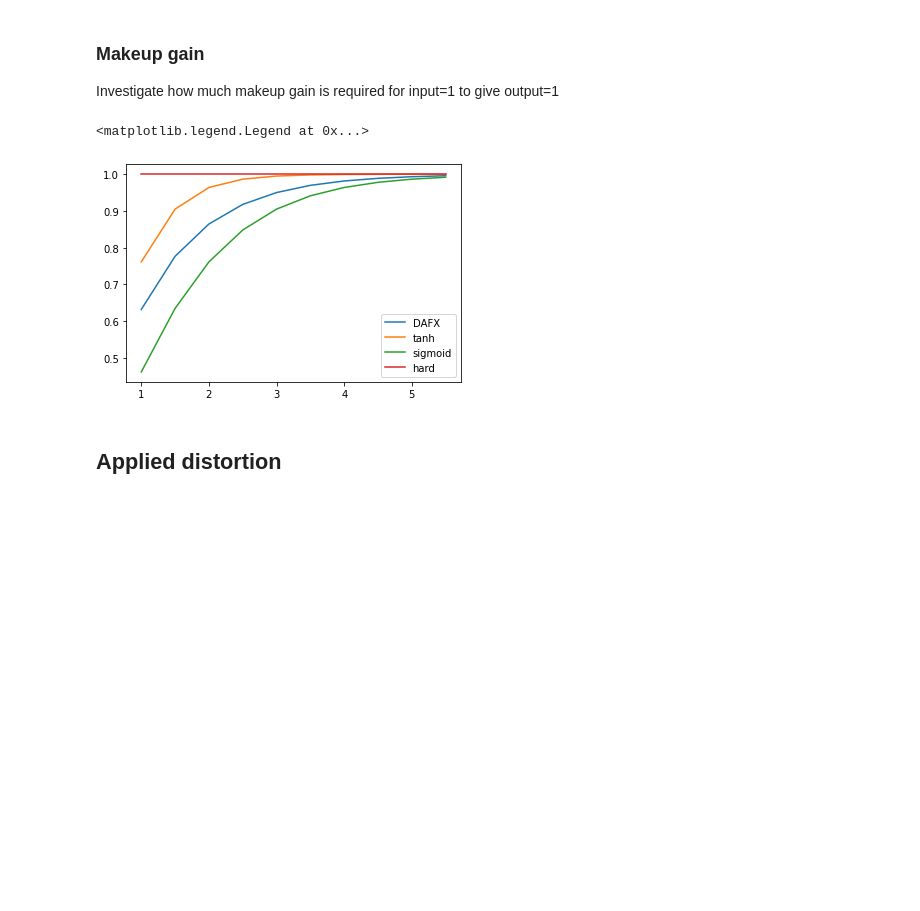
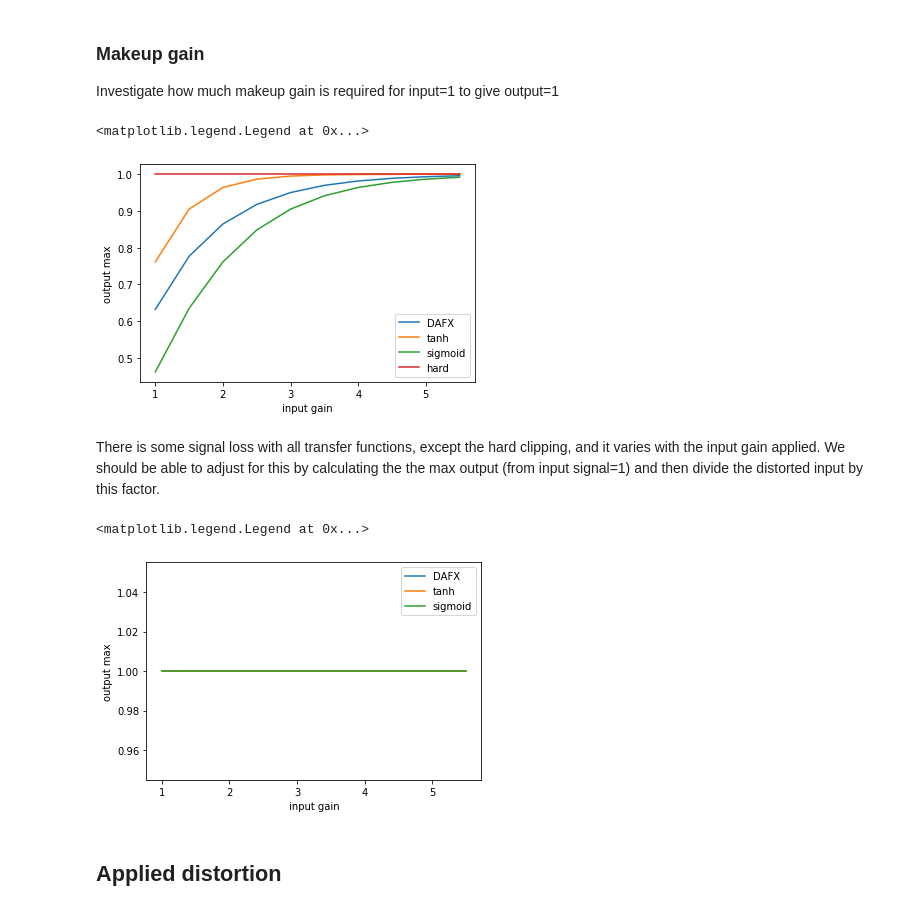
Before and after one commit to letrout/dsp, a Jupyter notebook: doc/distortion.ipynb, the cells around one changed output. Drawn from its saved outputs; the diff is of its cells as text; code cells hidden in the pictures; blank space fills up the shorter version.

```diff
--- a/doc/distortion.ipynb
+++ b/doc/distortion.ipynb
@@ -125,10 +146,24 @@ plt.plot(g, distortion_dafx(1, gain=g), label='DAFX')
 plt.plot(g, tanh_alt(1, gain=g), label='tanh')
 plt.plot(g, sigmoid_bipolar(1, gain=g), label='sigmoid')
 plt.plot(g, hard_clipping(1, gain=g), label='hard')
+plt.xlabel('input gain')
+plt.ylabel('output max')
 plt.legend()
 # %% [output]
 <matplotlib.legend.Legend at 0x...>
-[figure, old version]
+[figure, new version]
+# %% [markdown]
+There is some signal loss with all transfer functions, except the hard clipping, and it varies with the input gain applied. We should be able to adjust for this by calculating the the max output (from input signal=1) and then divide the distorted input by this factor.
+# %%
+plt.plot(g, distortion_dafx(1, gain=g, makeup=True), label='DAFX')
+plt.plot(g, tanh_alt(1, gain=g, makeup=True), label='tanh')
+plt.plot(g, sigmoid_bipolar(1, gain=g, makeup=True), label='sigmoid')
+plt.xlabel('input gain')
+plt.ylabel('output max')
+plt.legend()
+# %% [output]
+<matplotlib.legend.Legend at 0x...>
+[figure, added]
 # %% [markdown]
 ## Applied distortion
 # %%
```
Also changed, not shown: parts of 4 cells of this notebook.
